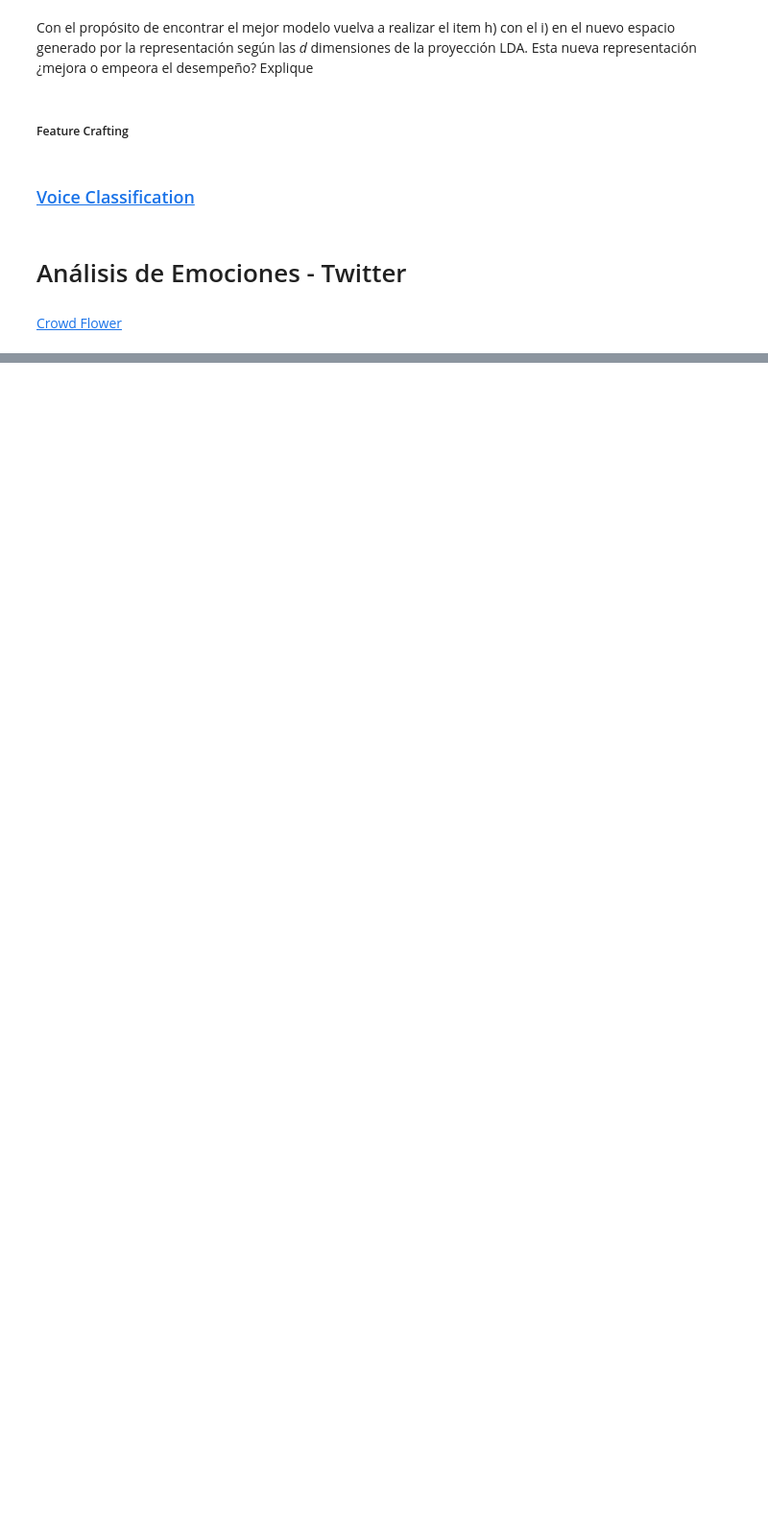
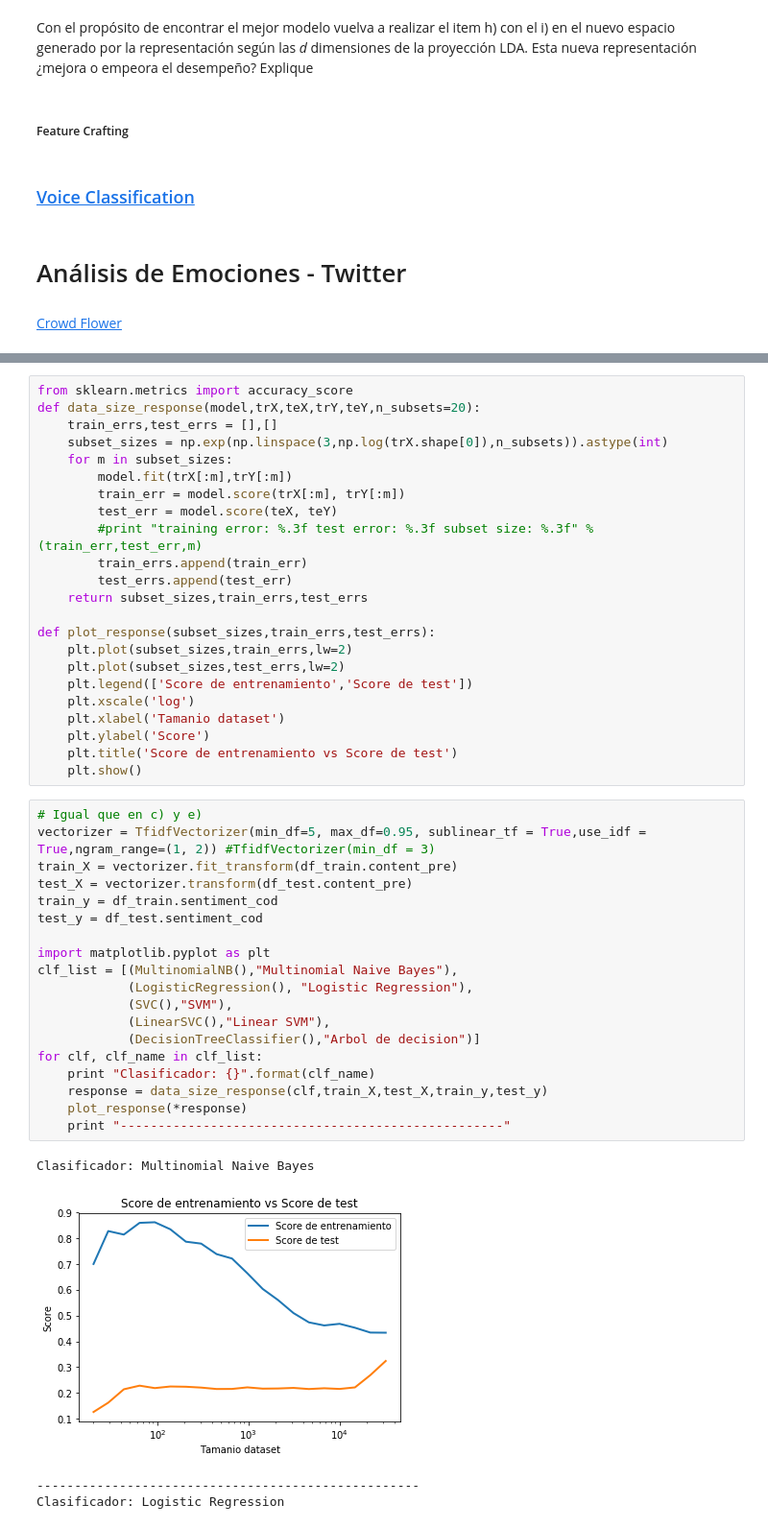
Before and after one commit to sebastian-aranda/machine_learning_utfsm, a Jupyter notebook: tarea2/Tarea 2.ipynb, the cells around one changed output, grey strips where cells are left out. Shown at 96% size. Saved outputs shown, nothing was run; the diff lists cells and outputs as text; blank space fills up the shorter version.

```diff
--- a/tarea2/Tarea 2.ipynb
+++ b/tarea2/Tarea 2.ipynb
@@ -494,0 +664,47 @@ Con el propósito de encontrar el mejor modelo vuelva a realizar el item h) con
+# %%
+from sklearn.metrics import accuracy_score
+def data_size_response(model,trX,teX,trY,teY,n_subsets=20):
+    train_errs,test_errs = [],[]
+    subset_sizes = np.exp(np.linspace(3,np.log(trX.shape[0]),n_subsets)).astype(int)
+    for m in subset_sizes:
+        model.fit(trX[:m],trY[:m])
+        train_err = model.score(trX[:m], trY[:m])
+        test_err = model.score(teX, teY)
+        #print "training error: %.3f test error: %.3f subset size: %.3f" % (train_err,test_err,m)
+        train_errs.append(train_err)
+        test_errs.append(test_err)
+    return subset_sizes,train_errs,test_errs
+
+def plot_response(subset_sizes,train_errs,test_errs):
+    plt.plot(subset_sizes,train_errs,lw=2)
+    plt.plot(subset_sizes,test_errs,lw=2)
+    plt.legend(['Score de entrenamiento','Score de test'])
+    plt.xscale('log')
+    plt.xlabel('Tamanio dataset')
+    plt.ylabel('Score')
+    plt.title('Score de entrenamiento vs Score de test')
+    plt.show()
+# %%
+# Igual que en c) y e)
+vectorizer = TfidfVectorizer(min_df=5, max_df=0.95, sublinear_tf = True,use_idf = True,ngram_range=(1, 2)) #TfidfVectorizer(min_df = 3)
+train_X = vectorizer.fit_transform(df_train.content_pre)
+test_X = vectorizer.transform(df_test.content_pre)
+train_y = df_train.sentiment_cod
+test_y = df_test.sentiment_cod
+
+import matplotlib.pyplot as plt
+clf_list = [(MultinomialNB(),"Multinomial Naive Bayes"),
+            (LogisticRegression(), "Logistic Regression"),
+            (SVC(),"SVM"),
+            (LinearSVC(),"Linear SVM"),
+            (DecisionTreeClassifier(),"Arbol de decision")]
+for clf, clf_name in clf_list:
+    print "Clasificador: {}".format(clf_name)
+    response = data_size_response(clf,train_X,test_X,train_y,test_y)
+    plot_response(*response)
+    print "---------------------------------------------------"
+# %% [output]
+Clasificador: Multinomial Naive Bayes
+[figure, added]
+---------------------------------------------------
+Clasificador: Logistic Regression
```
Also changed, not shown: parts of 16 cells of this notebook, 1 other file.
